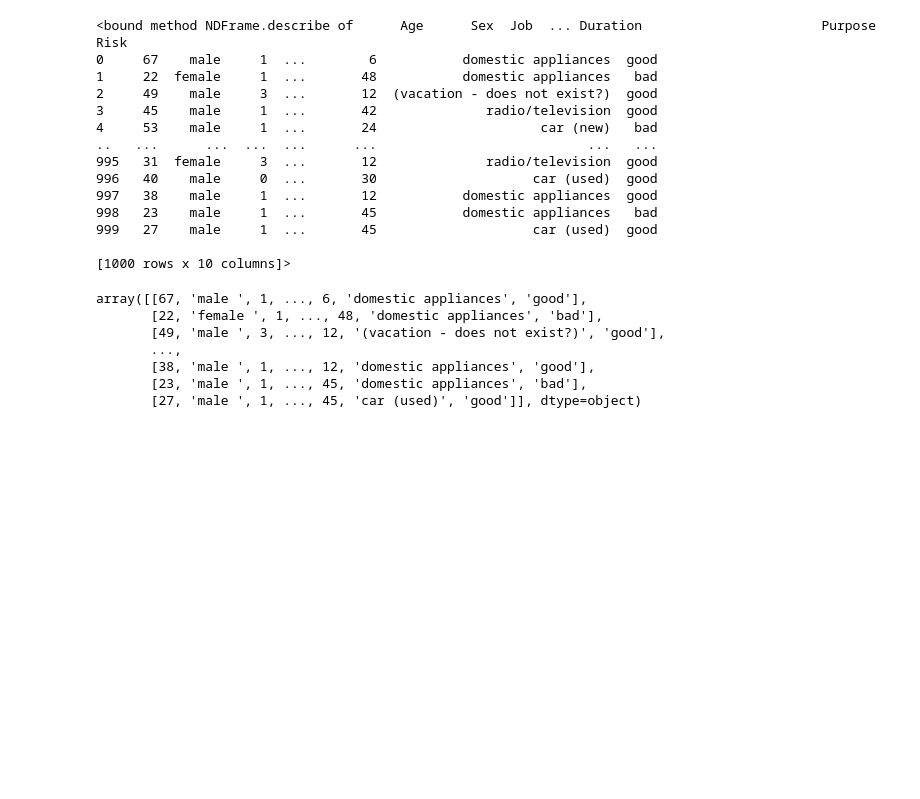
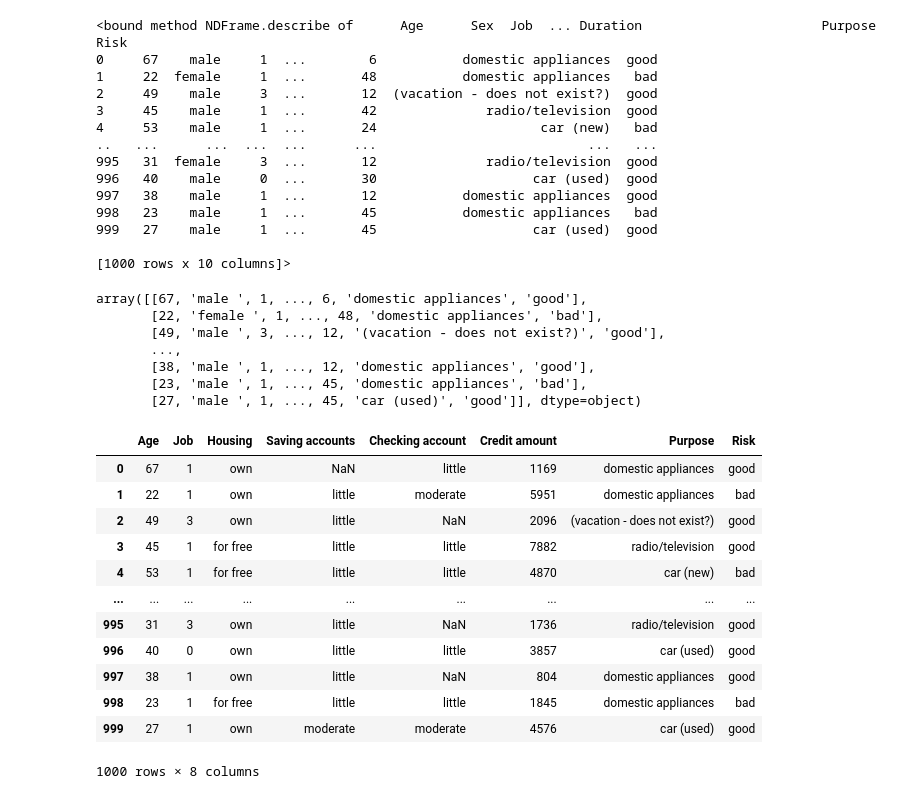
Before and after one commit to dpaggiola/machinelearning, a Jupyter notebook: PruebaInicial.ipynb, the cells around one changed output. Cells and saved outputs as stored; diff of their text form; code cells hidden in the pictures; blank space fills up the shorter version.

```diff
--- a/PruebaInicial.ipynb
+++ b/PruebaInicial.ipynb
@@ -66,3 +66,19 @@ array([[67, 'male ', 1, ..., 6, 'domestic appliances', 'good'],
        [38, 'male ', 1, ..., 12, 'domestic appliances', 'good'],
        [23, 'male ', 1, ..., 45, 'domestic appliances', 'bad'],
        [27, 'male ', 1, ..., 45, 'car (used)', 'good']], dtype=object)
+# %%
+df.drop(columns=['Sex', 'Duration'])
+# %% [output]
+|  | Age | Job | Housing | Saving accounts | Checking account | Credit amount | Purpose | Risk |
+| 0 | 67 | 1 | own | NaN | little | 1169 | domestic appliances | good |
+| 1 | 22 | 1 | own | little | moderate | 5951 | domestic appliances | bad |
+| 2 | 49 | 3 | own | little | NaN | 2096 | (vacation - does not exist?) | good |
+| 3 | 45 | 1 | for free | little | little | 7882 | radio/television | good |
+| 4 | 53 | 1 | for free | little | little | 4870 | car (new) | bad |
+| ... | ... | ... | ... | ... | ... | ... | ... | ... |
+| 995 | 31 | 3 | own | little | NaN | 1736 | radio/television | good |
+| 996 | 40 | 0 | own | little | little | 3857 | car (used) | good |
+| 997 | 38 | 1 | own | little | NaN | 804 | domestic appliances | good |
+| 998 | 23 | 1 | for free | little | little | 1845 | domestic appliances | bad |
+| 999 | 27 | 1 | own | moderate | moderate | 4576 | car (used) | good |
+1000 rows × 8 columns
```
Also changed, not shown: parts of 12 cells of this notebook.
